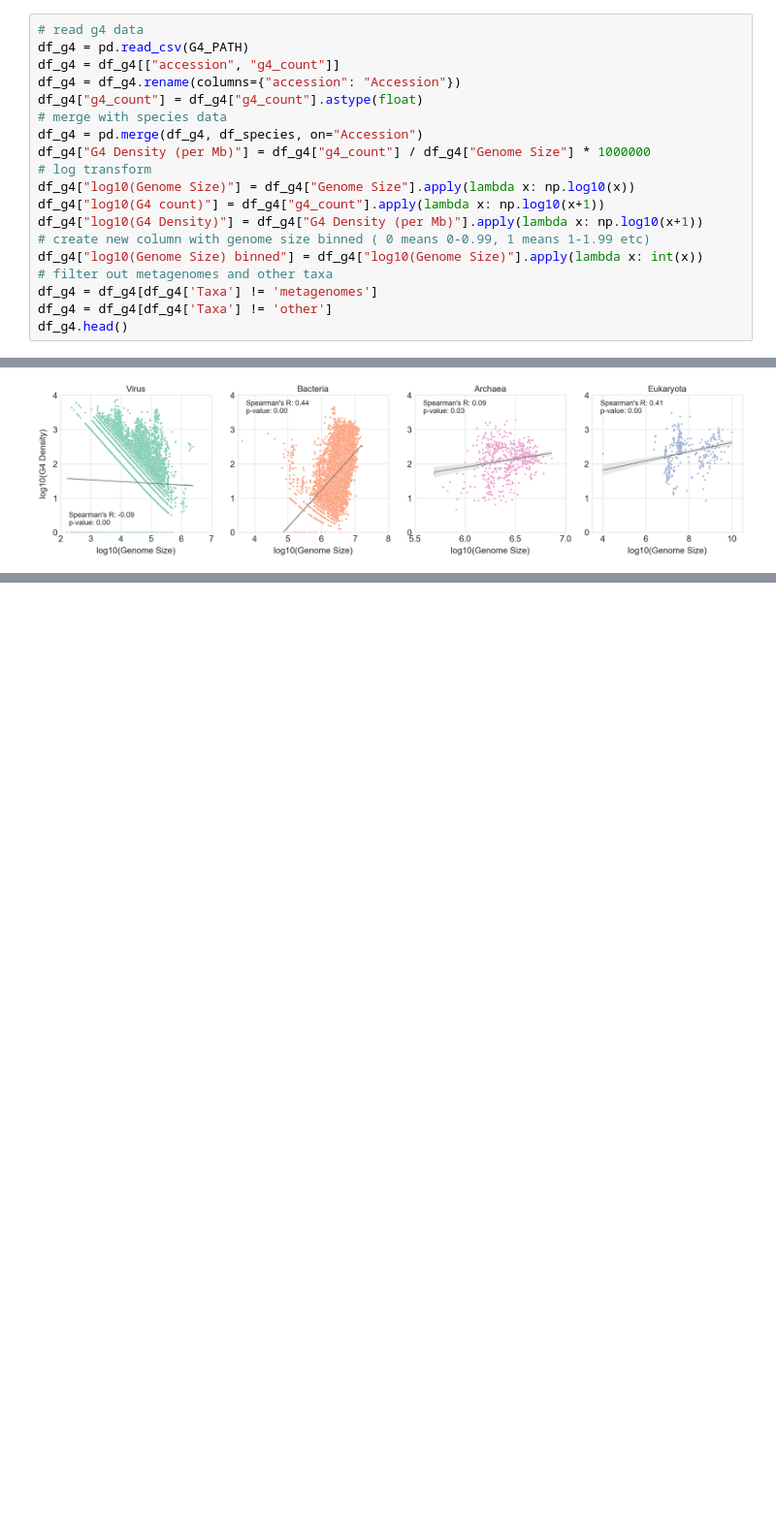
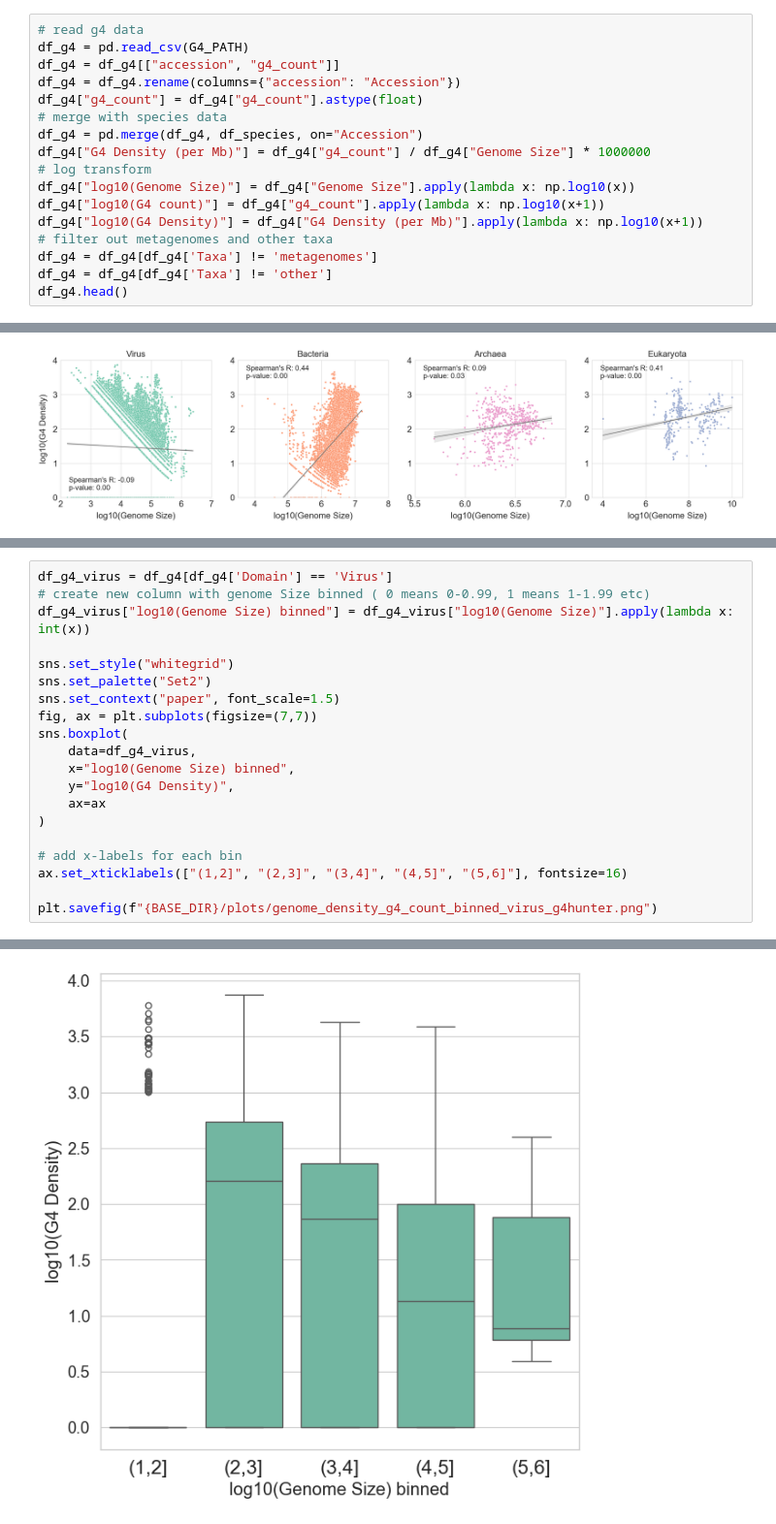
Before and after one commit to Georgakopoulos-Soares-lab/Quadrupia, a Jupyter notebook: notebooks/4_genome_size_vs_g4_count_g4hunter.ipynb, the cells around one changed output, grey strips where cells are left out. Shown at 97% size. Drawn from its saved outputs; the diff is of its cells as text; blank space fills up the shorter version.

```diff
--- a/notebooks/4_genome_size_vs_g4_count_g4hunter.ipynb
+++ b/notebooks/4_genome_size_vs_g4_count_g4hunter.ipynb
@@ -54,8 +54,6 @@ df_g4["G4 Density (per Mb)"] = df_g4["g4_count"] / df_g4["Genome Size"] * 100000
 df_g4["log10(Genome Size)"] = df_g4["Genome Size"].apply(lambda x: np.log10(x))
 df_g4["log10(G4 count)"] = df_g4["g4_count"].apply(lambda x: np.log10(x+1))
 df_g4["log10(G4 Density)"] = df_g4["G4 Density (per Mb)"].apply(lambda x: np.log10(x+1))
-# create new column with genome size binned ( 0 means 0-0.99, 1 means 1-1.99 etc)
-df_g4["log10(Genome Size) binned"] = df_g4["log10(Genome Size)"].apply(lambda x: int(x))
 # filter out metagenomes and other taxa
 df_g4 = df_g4[df_g4['Taxa'] != 'metagenomes']
 df_g4 = df_g4[df_g4['Taxa'] != 'other']
@@ -492,0 +336,21 @@ plt.tight_layout()
+# %%
+df_g4_virus = df_g4[df_g4['Domain'] == 'Virus']
+# create new column with genome Size binned ( 0 means 0-0.99, 1 means 1-1.99 etc)
+df_g4_virus["log10(Genome Size) binned"] = df_g4_virus["log10(Genome Size)"].apply(lambda x: int(x))
+
+sns.set_style("whitegrid")
+sns.set_palette("Set2")
+sns.set_context("paper", font_scale=1.5)
+fig, ax = plt.subplots(figsize=(7,7))
+sns.boxplot(
+    data=df_g4_virus,
+    x="log10(Genome Size) binned",
+    y="log10(G4 Density)",
+    ax=ax
+)
+
+# add x-labels for each bin
+ax.set_xticklabels(["(1,2]", "(2,3]", "(3,4]", "(4,5]", "(5,6]"], fontsize=16)
+
+plt.savefig(f"{BASE_DIR}/plots/genome_density_g4_count_binned_virus_g4hunter.png")
+# %% [output]
@@ -492,0 +362 @@ plt.tight_layout()
+[figure, added]
```
Also changed, not shown: parts of 7 cells of this notebook, 1 other file.
